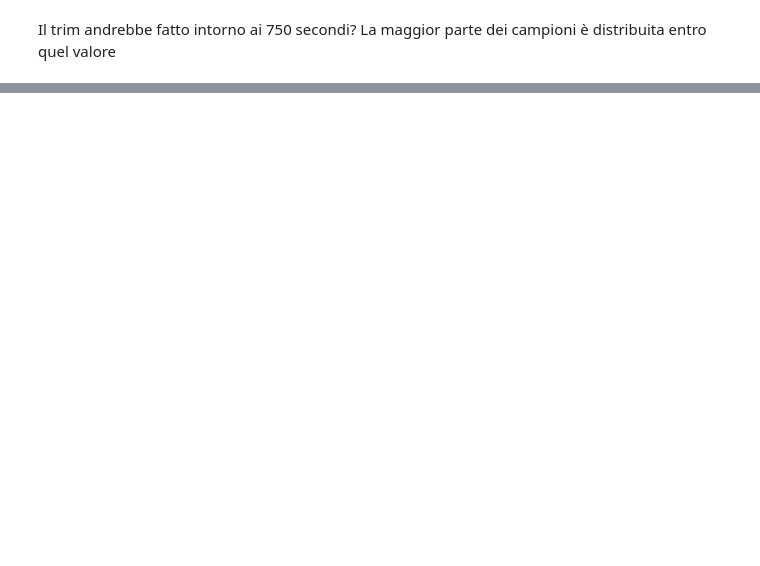
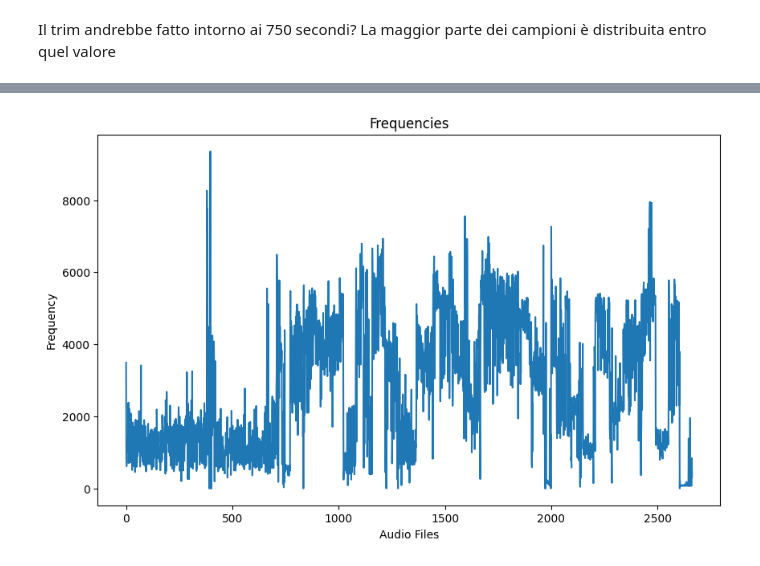
Before and after one commit to frenkmadda/UnderwaterSoundsClassification, a Jupyter notebook: test.ipynb, the cells around one changed output, grey strips where cells are left out. Saved outputs shown, nothing was run; the diff lists cells and outputs as text; code cells hidden in the pictures; blank space fills up the shorter version.

Commit message:
Frequency, channels and bitrate analysis

```diff
--- a/test.ipynb
+++ b/test.ipynb
@@ -135,0 +158,3 @@ Il trim andrebbe fatto intorno ai 750 secondi? La maggior parte dei campioni è
+# %%
+audio_files = get_audio_files('Dataset')
+audio_files
@@ -135,0 +179,23 @@ Il trim andrebbe fatto intorno ai 750 secondi? La maggior parte dei campioni è
+# %%
+import librosa
+
+def analyze_frequencies(audio_files):
+    frequencies = []
+    for file in audio_files:
+        # Load the audio file
+        y, sr = librosa.load(file, mono=True)  # Ensure the audio is mono
+
+        # Skip if the audio is too short
+        if len(y) < 2048:
+            print(f"Skipping {file} because it's too short")
+            continue
+
+        # Compute the spectral centroid frequencies
+        spectral_centroids = librosa.feature.spectral_centroid(y=y, sr=sr)
+
+        # Append the mean frequency to the list
+        frequencies.append(spectral_centroids.mean())
+
+    return frequencies
+# %%
+frequencies = analyze_frequencies(audio_files)
@@ -135,0 +259,15 @@ Il trim andrebbe fatto intorno ai 750 secondi? La maggior parte dei campioni è
+# %%
+import matplotlib.pyplot as plt
+
+def plot_frequencies(frequencies):
+    plt.figure(figsize=(10, 6))
+    plt.plot(frequencies)
+    plt.title('Frequencies')
+    plt.xlabel('Audio Files')
+    plt.ylabel('Frequency')
+    plt.show()
+# %%
+# frequenze senza mono
+plot_frequencies(frequencies)
+# %% [output]
+[figure, added]
```
Also changed, not shown: parts of 18 cells of this notebook.
